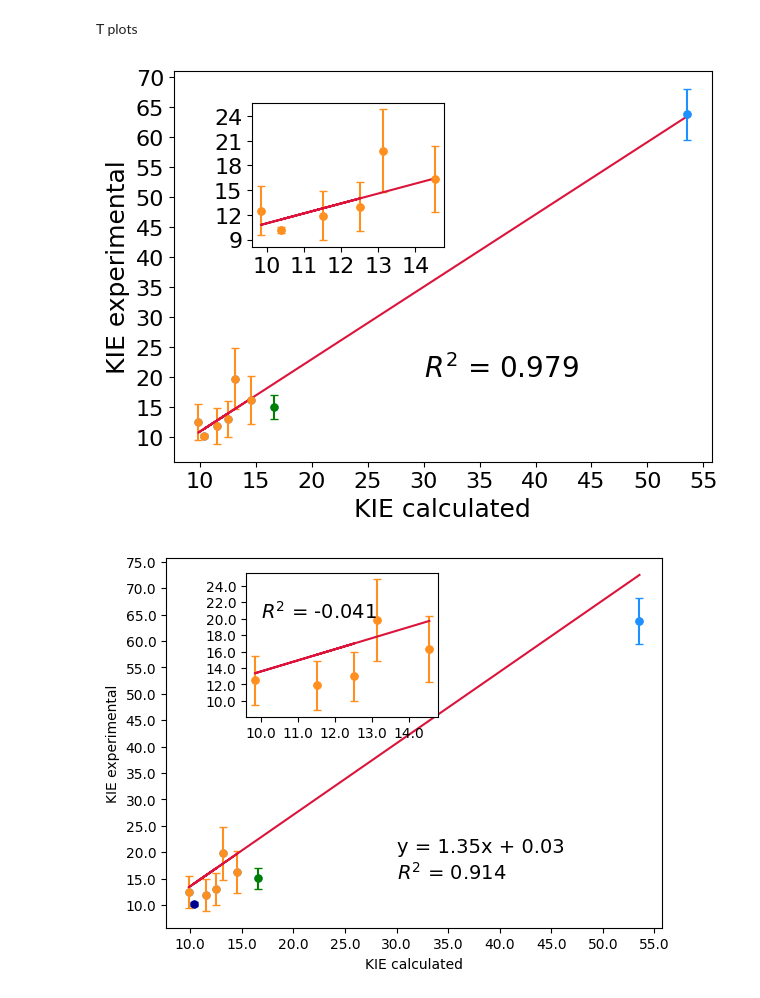
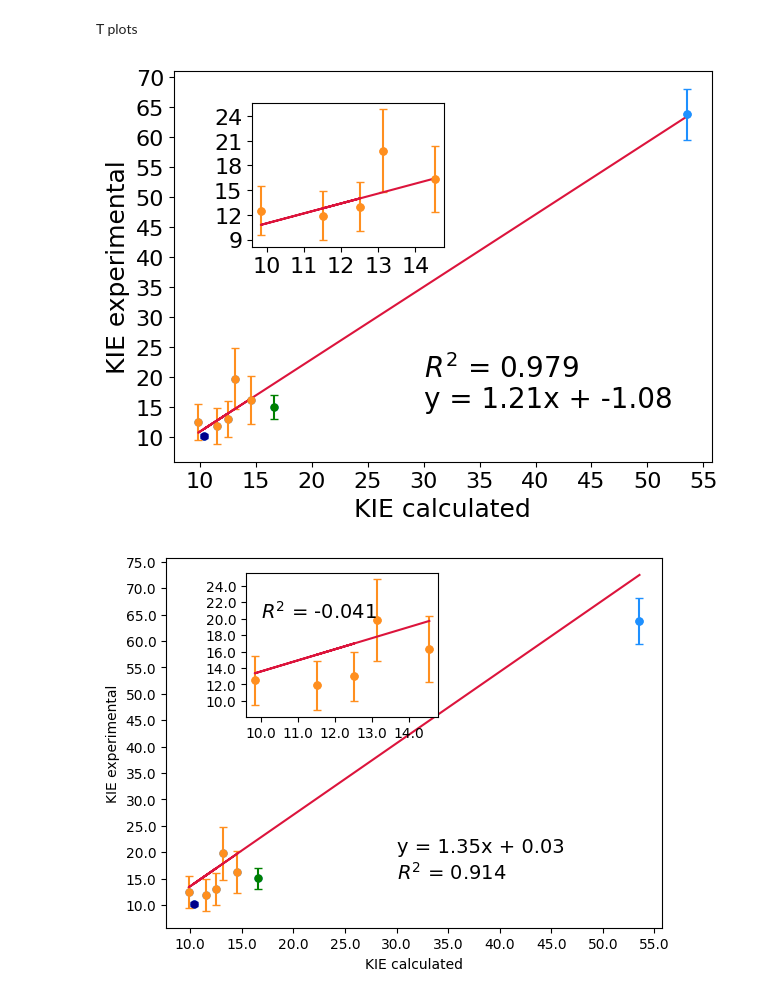
Before and after one commit to SmartChemDesign/kie, a Jupyter notebook: plots.ipynb, the cells around one changed output. Saved outputs shown, nothing was run; the diff lists cells and outputs as text; code cells hidden in the pictures.

```diff
--- a/plots.ipynb
+++ b/plots.ipynb
@@ -143,8 +143,8 @@ my = [float(i) for i in my]
 
 y1_err = df["err"].to_list()
 y1_err = [float(i) for i in y1_err]
-y1_err_11 = y1_err[:2]
-y1_err_12 = y1_err[2:]
+y1_err_11 = y1_err[:3]
+y1_err_12 = y1_err[3:]
 
 fig, axs = plt.subplots(1, 1)
 
@@ -155,15 +155,16 @@ x  = np.array(my)
 left, bottom, width, height = [0.25, 0.6, 0.3, 0.3]
 ax2 = fig.add_axes([left, bottom, width, height])
 
-x11 = x[:2]
-x12 = x[2:]
-y11 = y1[:2]
-y12 = y1[2:]
+x11 = x[:3]
+x12 = x[3:]
+y11 = y1[:3]
+y12 = y1[3:]
 
 
 axs.errorbar(x11[0], y11[0], yerr=y1_err_11[0], fmt='o', color="dodgerblue",markersize=5, capsize=3)
 axs.errorbar(x11[1], y11[1], yerr=y1_err_11[1], fmt='o', color="green",markersize=5, capsize=3)
-#axs.errorbar(x11[2], y11[2], yerr=y1_err_11[2], fmt='o', color="darkblue",markersize=5, capsize=3)
+axs.errorbar(x11[2], y11[2], yerr=y1_err_11[2], fmt='o', color="darkblue",markersize=5, capsize=3)
+
 
 axs.errorbar(x12, y12, yerr=y1_err_12, fmt='o', color="#FF8F1F",markersize=5, capsize=3)
 #axs.errorbar(x, y1, yerr=y1_err, fmt='o', color="#FF8F1F",markersize=5, capsize=3)
@@ -191,35 +192,35 @@ y_d = res_a * x + res_b
 linear_model_2 = np.polyfit(x12, y12, 1)
 #y_l_2 = linear_model[0] * x + linear_model[1]
 y_l2 = linear_model[0] * x12 + linear_model[1]
 
 ax2.xaxis.set_major_locator(MultipleLocator(1))
 ax2.xaxis.set_major_formatter('{x:.0f}')
 ax2.yaxis.set_major_locator(MultipleLocator(3))
 ax2.yaxis.set_major_formatter('{x:.0f}')
 
 axs.plot(x, y_l, color="crimson")
-#axs.text(30, 20, f"y = {linear_model[0]:.2f}x + {linear_model[1]:.2f}", fontsize=14)
+axs.text(30, 15, f"y = {linear_model[0]:.2f}x + {linear_model[1]:.2f}", fontsize=20)
 axs.text(30, 20, f"$R^2$ = {r2_score(y1, y_l):.3f}", fontsize=20)
 
 ax2.plot(x12, y_l2, color="crimson")
 #axs.text(30, 60, f"y = {res_a:.2f}x + {res_b:.2f}", fontsize=14)
 #ax2.text(10, 20, f"$R^2$ = {r2_score(y12, y_l2):.3f}", fontsize=14)
 
 
 # good
 # axs.plot(x, y_l, color="crimson")
 # axs.text(10, 50, f"y = {linear_model[0]:.2f}x + {linear_model[1]:.2f}", fontsize=14)
 # axs.text(10, 45, f"$R^2$ = {r2_score(y1, y_l):.3f}", fontsize=14)
 
 
 # axs.text(12,17, f"y = {linear_model[0]:.2f}x + {linear_model[1]:.2f}", fontsize=14)
 # axs.text(12,18, f"$R^2$ = {r2_score(y1, y_l):.3f}", fontsize=14)
 plt.tight_layout(pad=1.0)
 plt.savefig(f"art_T_plot.png", dpi=800)
 #plt.savefig(f"art_T_plot_not_all.png", dpi=800)
 plt.show()
 # %% [output]
-[figure, old version]
+[figure, new version]
 # %%
 df = pd.read_csv("res_t.csv", sep=";")
 #print(df)
```
